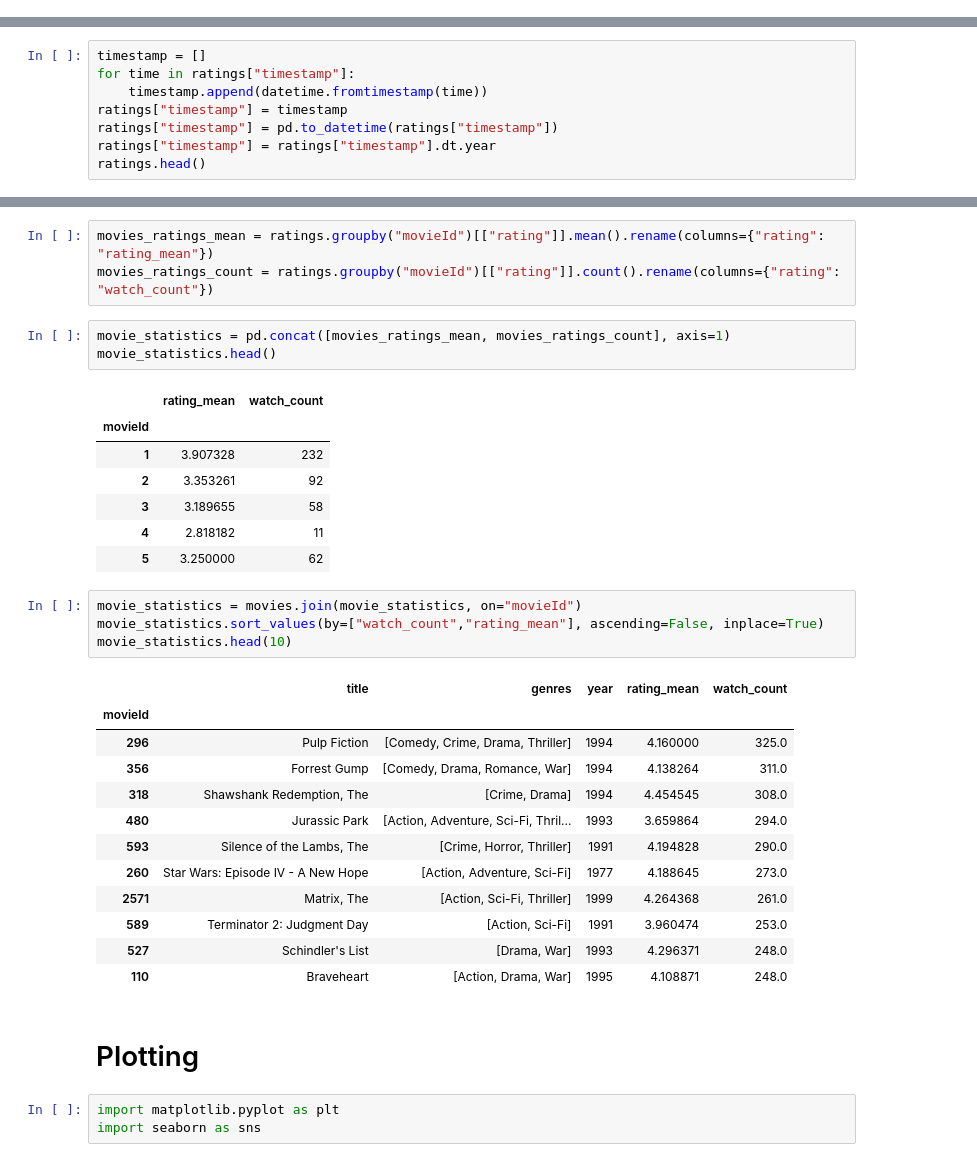
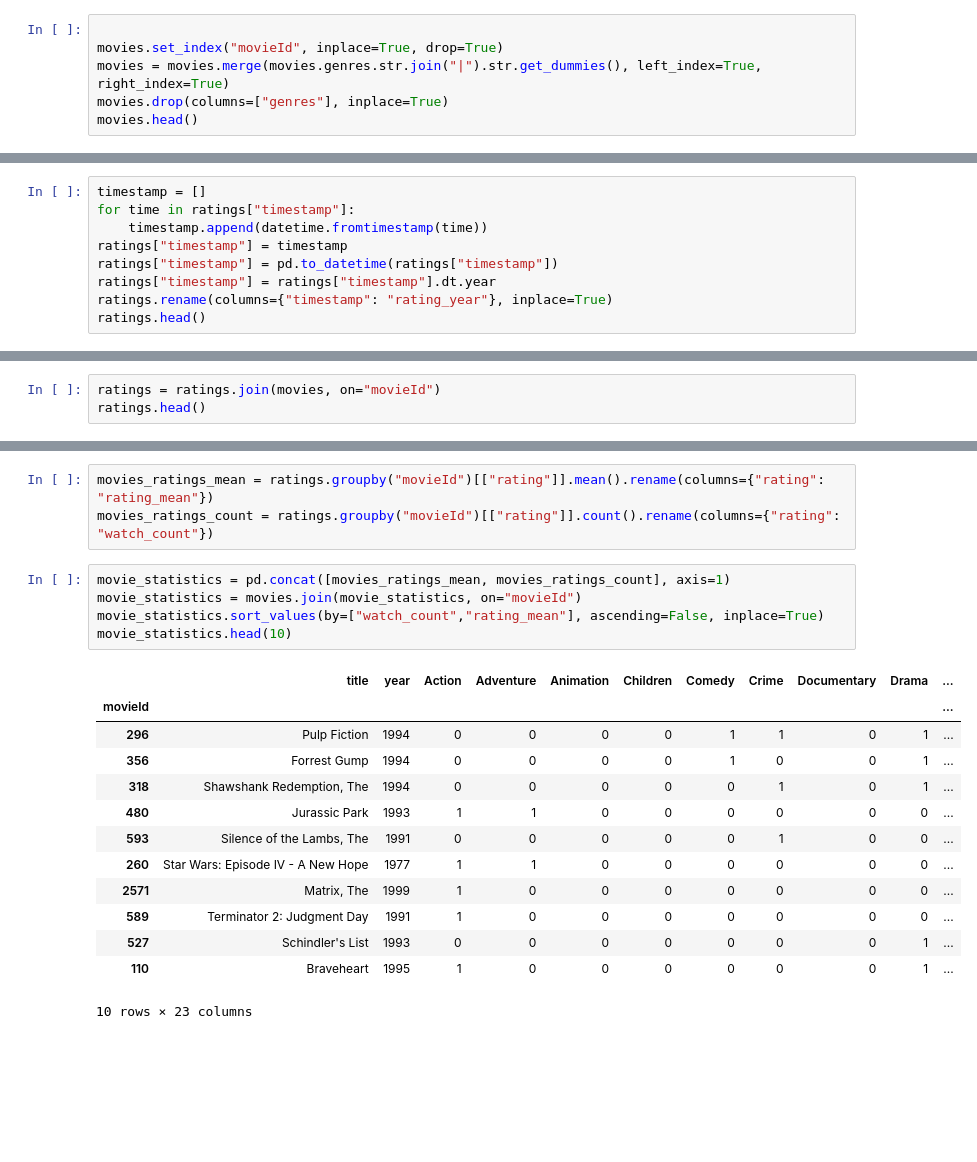
Before and after one commit to bhavesh-20/Movie-Data-Analysis, a Jupyter notebook: Project_G01.ipynb, the cells around one changed output, grey strips where cells are left out. Cells and saved outputs as stored; diff of their text form; blank space fills up the shorter version.

```diff
--- a/Project_G01.ipynb
+++ b/Project_G01.ipynb
@@ -176,0 +173,6 @@ movies.head()
+# %%
+
+movies.set_index("movieId", inplace=True, drop=True)
+movies = movies.merge(movies.genres.str.join("|").str.get_dummies(), left_index=True, right_index=True)
+movies.drop(columns=["genres"], inplace=True)
+movies.head()
@@ -203,5 +214,6 @@ for time in ratings["timestamp"]:
 ratings["timestamp"] = timestamp
 ratings["timestamp"] = pd.to_datetime(ratings["timestamp"])
 ratings["timestamp"] = ratings["timestamp"].dt.year
+ratings.rename(columns={"timestamp": "rating_year"}, inplace=True)
 ratings.head()
 # %% [output]
@@ -248,0 +234,3 @@ The plot shows that there 3600 movies which are watched only once.
+# %%
+ratings = ratings.join(movies, on="movieId")
+ratings.head()
@@ -251,37 +267,23 @@ movies_ratings_mean = ratings.groupby("movieId")[["rating"]].mean().rename(colum
 movies_ratings_count = ratings.groupby("movieId")[["rating"]].count().rename(columns={"rating": "watch_count"})
 # %%
 movie_statistics = pd.concat([movies_ratings_mean, movies_ratings_count], axis=1)
-movie_statistics.head()
+movie_statistics = movies.join(movie_statistics, on="movieId")
+movie_statistics.sort_values(by=["watch_count","rating_mean"], ascending=False, inplace=True)
+movie_statistics.head(10)
 # %% [output]
-|  | rating_mean | watch_count |
-| movieId |  |  |
-| 1 | 3.907328 | 232 |
-| 2 | 3.353261 | 92 |
-| 3 | 3.189655 | 58 |
-| 4 | 2.818182 | 11 |
-| 5 | 3.250000 | 62 |
+|  | title | year | Action | Adventure | Animation | Children | Comedy | Crime | Documentary | Drama | ... |
+| movieId |  |  |  |  |  |  |  |  |  |  | ... |
+| 296 | Pulp Fiction | 1994 | 0 | 0 | 0 | 0 | 1 | 1 | 0 | 1 | ... |
+| 356 | Forrest Gump | 1994 | 0 | 0 | 0 | 0 | 1 | 0 | 0 | 1 | ... |
+| 318 | Shawshank Redemption, The | 1994 | 0 | 0 | 0 | 0 | 0 | 1 | 0 | 1 | ... |
+| 480 | Jurassic Park | 1993 | 1 | 1 | 0 | 0 | 0 | 0 | 0 | 0 | ... |
+| 593 | Silence of the Lambs, The | 1991 | 0 | 0 | 0 | 0 | 0 | 1 | 0 | 0 | ... |
+| 260 | Star Wars: Episode IV - A New Hope | 1977 | 1 | 1 | 0 | 0 | 0 | 0 | 0 | 0 | ... |
+| 2571 | Matrix, The | 1999 | 1 | 0 | 0 | 0 | 0 | 0 | 0 | 0 | ... |
+| 589 | Terminator 2: Judgment Day | 1991 | 1 | 0 | 0 | 0 | 0 | 0 | 0 | 0 | ... |
+| 527 | Schindler's List | 1993 | 0 | 0 | 0 | 0 | 0 | 0 | 0 | 1 | ... |
+| 110 | Braveheart | 1995 | 1 | 0 | 0 | 0 | 0 | 0 | 0 | 1 | ... |
+10 rows × 23 columns
-# %%
-movie_statistics = movies.join(movie_statistics, on="movieId")
-movie_statistics.sort_values(by=["watch_count","rating_mean"], ascending=False, inplace=True)
-movie_statistics.head(10)
-# %% [output]
-|  | title | genres | year | rating_mean | watch_count |
-| movieId |  |  |  |  |  |
-| 296 | Pulp Fiction | [Comedy, Crime, Drama, Thriller] | 1994 | 4.160000 | 325.0 |
-| 356 | Forrest Gump | [Comedy, Drama, Romance, War] | 1994 | 4.138264 | 311.0 |
-| 318 | Shawshank Redemption, The | [Crime, Drama] | 1994 | 4.454545 | 308.0 |
-| 480 | Jurassic Park | [Action, Adventure, Sci-Fi, Thril... | 1993 | 3.659864 | 294.0 |
-| 593 | Silence of the Lambs, The | [Crime, Horror, Thriller] | 1991 | 4.194828 | 290.0 |
-| 260 | Star Wars: Episode IV - A New Hope | [Action, Adventure, Sci-Fi] | 1977 | 4.188645 | 273.0 |
-| 2571 | Matrix, The | [Action, Sci-Fi, Thriller] | 1999 | 4.264368 | 261.0 |
-| 589 | Terminator 2: Judgment Day | [Action, Sci-Fi] | 1991 | 3.960474 | 253.0 |
-| 527 | Schindler's List | [Drama, War] | 1993 | 4.296371 | 248.0 |
-| 110 | Braveheart | [Action, Drama, War] | 1995 | 4.108871 | 248.0 |
-# %% [markdown]
-# Plotting
-# %%
-import matplotlib.pyplot as plt
-import seaborn as sns
 # %%
 plt.figure(figsize=(22, 8))
 sns.countplot(x="year", data=movie_statistics)
```
Also changed, not shown: parts of 33 cells of this notebook.
